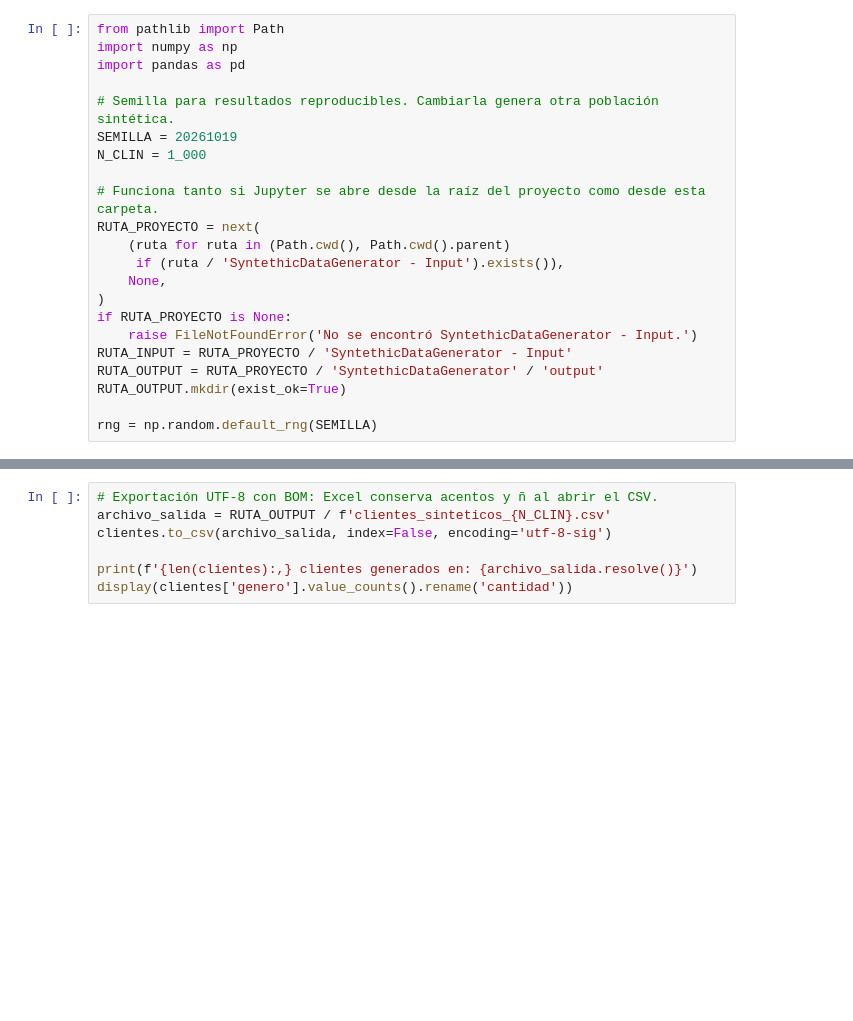
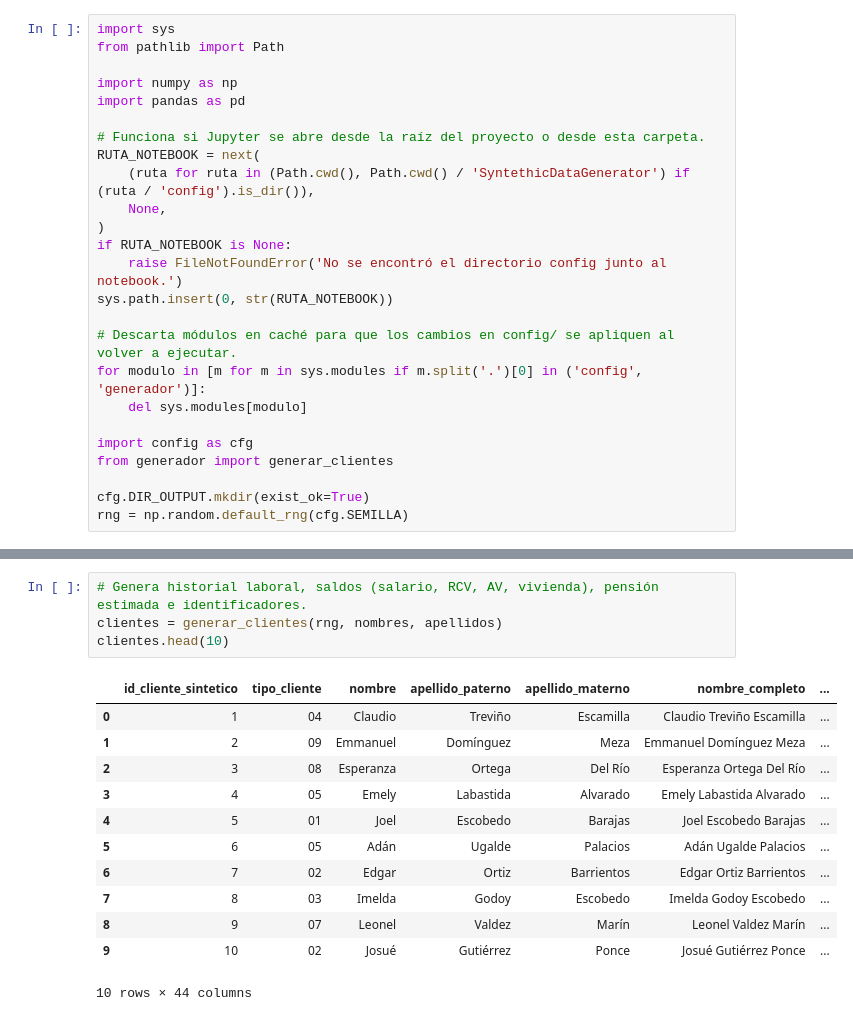
Before and after one commit to Aacesfm/WebScrapping, a Jupyter notebook: SyntethicDataGenerator/generador_clientes_sinteticos.ipynb, the cells around one changed output, grey strips where cells are left out. Drawn from its saved outputs; the diff is of its cells as text; blank space fills up the shorter version.

```diff
--- a/SyntethicDataGenerator/generador_clientes_sinteticos.ipynb
+++ b/SyntethicDataGenerator/generador_clientes_sinteticos.ipynb
@@ -7,23 +10,26 @@ Este notebook crea una base de personas ficticias a partir de los CSV del direct
 # %%
+import sys
 from pathlib import Path
+
 import numpy as np
 import pandas as pd
 
-# Semilla para resultados reproducibles. Cambiarla genera otra población sintética.
-SEMILLA = 20261019
-N_CLIN = 1_000
-
-# Funciona tanto si Jupyter se abre desde la raíz del proyecto como desde esta carpeta.
-RUTA_PROYECTO = next(
-    (ruta for ruta in (Path.cwd(), Path.cwd().parent)
-     if (ruta / 'SyntethicDataGenerator - Input').exists()),
+# Funciona si Jupyter se abre desde la raíz del proyecto o desde esta carpeta.
+RUTA_NOTEBOOK = next(
+    (ruta for ruta in (Path.cwd(), Path.cwd() / 'SyntethicDataGenerator') if (ruta / 'config').is_dir()),
     None,
 )
-if RUTA_PROYECTO is None:
-    raise FileNotFoundError('No se encontró SyntethicDataGenerator - Input.')
-RUTA_INPUT = RUTA_PROYECTO / 'SyntethicDataGenerator - Input'
-RUTA_OUTPUT = RUTA_PROYECTO / 'SyntethicDataGenerator' / 'output'
-RUTA_OUTPUT.mkdir(exist_ok=True)
+if RUTA_NOTEBOOK is None:
+    raise FileNotFoundError('No se encontró el directorio config junto al notebook.')
+sys.path.insert(0, str(RUTA_NOTEBOOK))
 
-rng = np.random.default_rng(SEMILLA)
+# Descarta módulos en caché para que los cambios en config/ se apliquen al volver a ejecutar.
+for modulo in [m for m in sys.modules if m.split('.')[0] in ('config', 'generador')]:
+    del sys.modules[modulo]
+
+import config as cfg
+from generador import generar_clientes
+
+cfg.DIR_OUTPUT.mkdir(exist_ok=True)
+rng = np.random.default_rng(cfg.SEMILLA)
 # %%
@@ -70,7 +57,17 @@ clientes.head(10)
-# %%
-# Exportación UTF-8 con BOM: Excel conserva acentos y ñ al abrir el CSV.
-archivo_salida = RUTA_OUTPUT / f'clientes_sinteticos_{N_CLIN}.csv'
-clientes.to_csv(archivo_salida, index=False, encoding='utf-8-sig')
-
-print(f'{len(clientes):,} clientes generados en: {archivo_salida.resolve()}')
-display(clientes['genero'].value_counts().rename('cantidad'))
+# %%
+# Genera historial laboral, saldos (salario, RCV, AV, vivienda), pensión estimada e identificadores.
+clientes = generar_clientes(rng, nombres, apellidos)
+clientes.head(10)
+# %% [output]
+|  | id_cliente_sintetico | tipo_cliente | nombre | apellido_paterno | apellido_materno | nombre_completo | ... |
+| 0 | 1 | 04 | Claudio | Treviño | Escamilla | Claudio Treviño Escamilla | ... |
+| 1 | 2 | 09 | Emmanuel | Domínguez | Meza | Emmanuel Domínguez Meza | ... |
+| 2 | 3 | 08 | Esperanza | Ortega | Del Río | Esperanza Ortega Del Río | ... |
+| 3 | 4 | 05 | Emely | Labastida | Alvarado | Emely Labastida Alvarado | ... |
+| 4 | 5 | 01 | Joel | Escobedo | Barajas | Joel Escobedo Barajas | ... |
+| 5 | 6 | 05 | Adán | Ugalde | Palacios | Adán Ugalde Palacios | ... |
+| 6 | 7 | 02 | Edgar | Ortiz | Barrientos | Edgar Ortiz Barrientos | ... |
+| 7 | 8 | 03 | Imelda | Godoy | Escobedo | Imelda Godoy Escobedo | ... |
+| 8 | 9 | 07 | Leonel | Valdez | Marín | Leonel Valdez Marín | ... |
+| 9 | 10 | 02 | Josué | Gutiérrez | Ponce | Josué Gutiérrez Ponce | ... |
+10 rows × 44 columns
```
Also changed, not shown: parts of 6 cells of this notebook, 13 other files.
